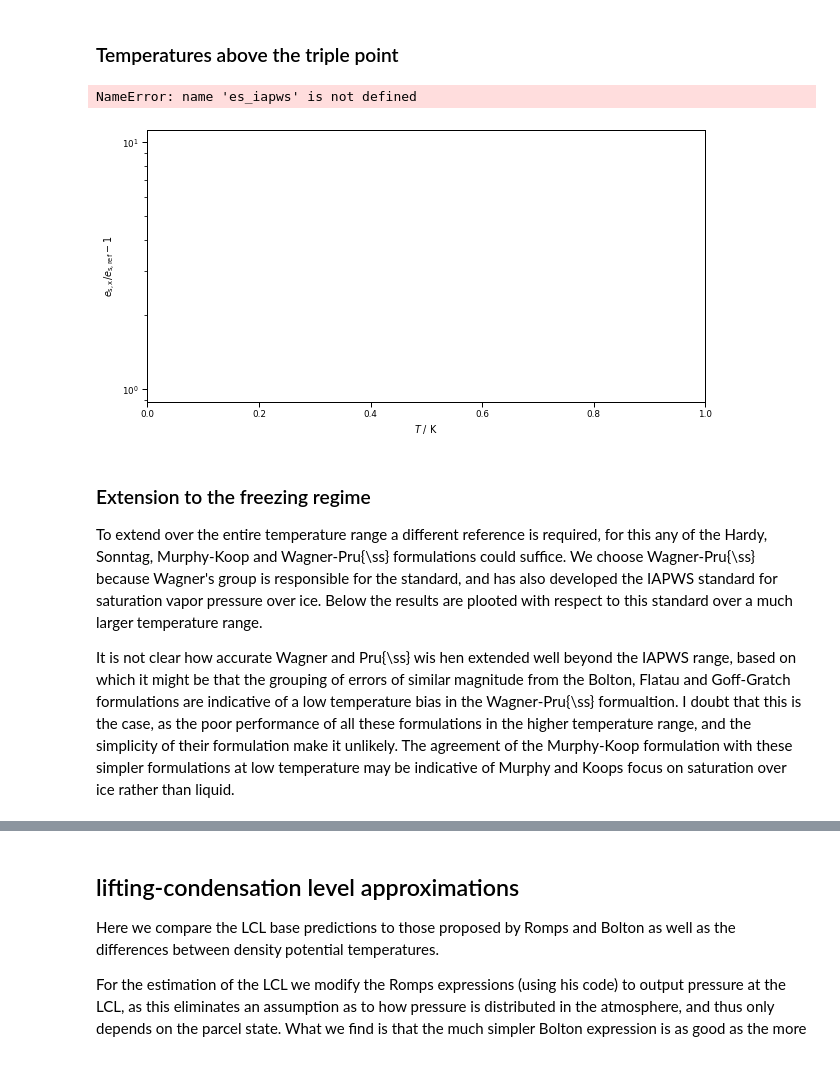
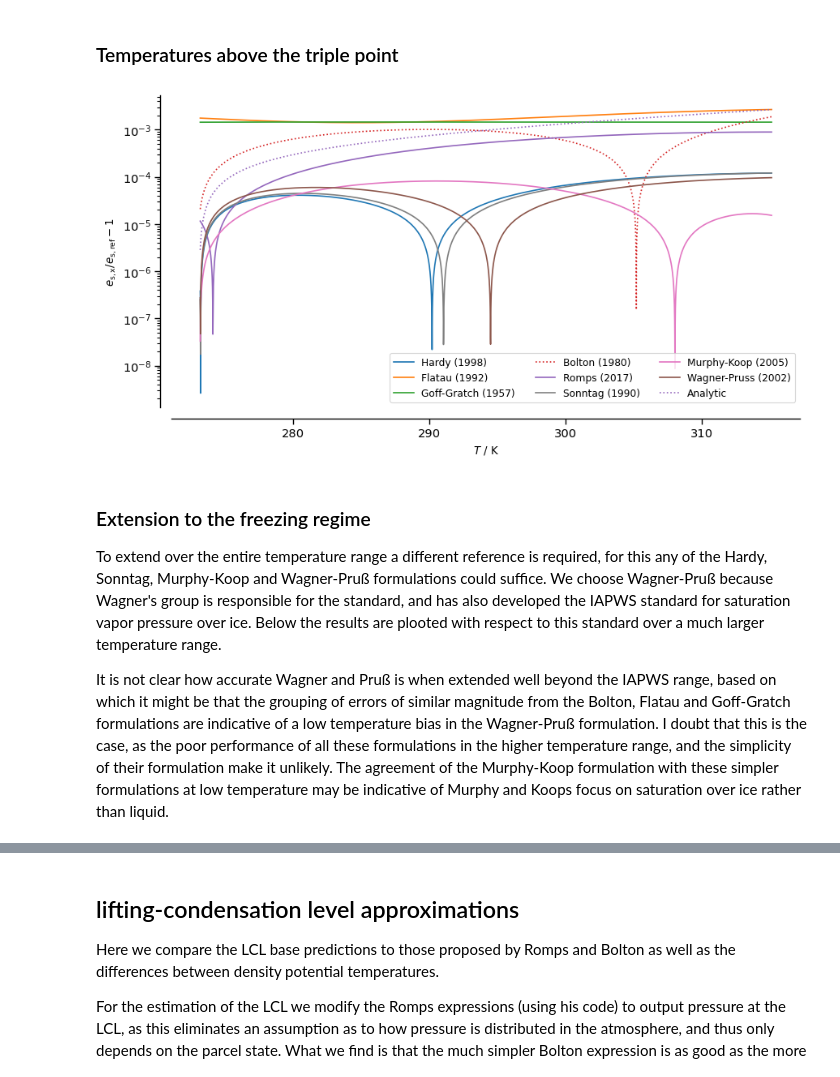
Before and after one commit to mpimet/moist_thermodynamics, a Jupyter notebook: examples/saturation-water-vapor.ipynb, the cells around one changed output, grey strips where cells are left out. Saved outputs shown, nothing was run; the diff lists cells and outputs as text; code cells hidden in the pictures.

```diff
--- a/examples/saturation-water-vapor.ipynb
+++ b/examples/saturation-water-vapor.ipynb
@@ -472,46 +473,45 @@ state = "liq"
 fig = plt.figure(figsize=(10, 5))
 ax1 = plt.subplot(1, 1, 1)
 ax1.set_xlabel("$T$ / K")
-ax1.set_ylabel("$e_{\mathrm{s,x}}/e_{\mathrm{s,ref}} - 1$")
+ax1.set_ylabel(r"$e_{\mathrm{s,x}}/e_{\mathrm{s,ref}} - 1$")
 ax1.set_yscale("log")
 
 es_ref = es_iapws
 es_w = es(TK, formula="wagner-pruss", state=state)
 es_r = es(TK, formula="romps", state=state)
 es_g = es(TK, formula="goff-gratch", state=state)
 es_m = es(TK, formula="murphy-koop", state=state)
 es_s = es(TK, formula="sonntag", state=state)
 es_b = es(TK, formula="bolton", state=state)
 es_f = es(TK, formula="flatau", state=state)
 es_h = es(TK, formula="hardy98", state=state)
 es_a = es(TK, formula="standard-analytic", state=state)
 
 plt.plot(TK, np.abs(es_h / es_ref - 1), c="tab:blue", ls="solid", label="Hardy (1998)")
 plt.plot(TK, np.abs(es_f / es_ref - 1), c="tab:orange", label="Flatau (1992)")
 plt.plot(TK, np.abs(es_g / es_ref - 1), c="tab:green", label="Goff-Gratch (1957)")
 plt.plot(TK, np.abs(es_b / es_ref - 1), c="tab:red", ls="dotted", label="Bolton (1980)")
 
 plt.plot(TK, np.abs(es_r / es_ref - 1), c="tab:purple", label="Romps (2017)")
 plt.plot(TK, np.abs(es_s / es_ref - 1), c="tab:grey", label="Sonntag (1990)")
 plt.plot(TK, np.abs(es_m / es_ref - 1), c="tab:pink", label="Murphy-Koop (2005)")
 plt.plot(TK, np.abs(es_w / es_ref - 1), c="tab:brown", label="Wagner-Pruss (2002)")
 plt.plot(TK, np.abs(es_a / es_ref - 1), c="tab:purple", ls="dotted", label="Analytic")
 
 plt.legend(loc="lower right", ncol=3)
 
 sns.set_context("paper", font_scale=1.2)
 sns.despine(offset=10)
 
 fig.savefig(plot_dir + "es_l-error.pdf")
 # %% [output]
-NameError: name 'es_iapws' is not defined
-[figure, old version]
+[figure, new version]
 # %% [markdown]
 ### Extension to the freezing regime ###
 
-To extend over the entire temperature range a different reference is required, for this any of the Hardy, Sonntag, Murphy-Koop and Wagner-Pru{\ss} formulations could suffice.  We choose Wagner-Pru{\ss} because Wagner's group is responsible for the standard, and has also developed the IAPWS standard for saturation vapor pressure over ice.  Below the results are plooted with respect to this standard over a much larger temperature range.
+To extend over the entire temperature range a different reference is required, for this any of the Hardy, Sonntag, Murphy-Koop and Wagner-Pruß formulations could suffice.  We choose Wagner-Pruß because Wagner's group is responsible for the standard, and has also developed the IAPWS standard for saturation vapor pressure over ice.  Below the results are plooted with respect to this standard over a much larger temperature range.
 
-It is not clear how accurate Wagner and Pru{\ss} wis hen extended well beyond the IAPWS range, based on which it might be that the grouping of errors of similar magnitude from the Bolton, Flatau and Goff-Gratch formulations are indicative of a low temperature bias in the Wagner-Pru{\ss} formualtion.  I doubt that this is the case, as the poor performance of all these formulations in the higher temperature range, and the simplicity of their formulation make it unlikely.   The agreement of the Murphy-Koop formulation with these simpler formulations at low temperature may be indicative of Murphy and Koops focus on saturation over ice rather than liquid.
+It is not clear how accurate Wagner and Pruß is when extended well beyond the IAPWS range, based on which it might be that the grouping of errors of similar magnitude from the Bolton, Flatau and Goff-Gratch formulations are indicative of a low temperature bias in the Wagner-Pruß formulation.  I doubt that this is the case, as the poor performance of all these formulations in the higher temperature range, and the simplicity of their formulation make it unlikely.   The agreement of the Murphy-Koop formulation with these simpler formulations at low temperature may be indicative of Murphy and Koops focus on saturation over ice rather than liquid.
 # %%
 state = "liq"
 fig = plt.figure(figsize=(10, 5))
```
Also changed, not shown: parts of 13 cells of this notebook.
